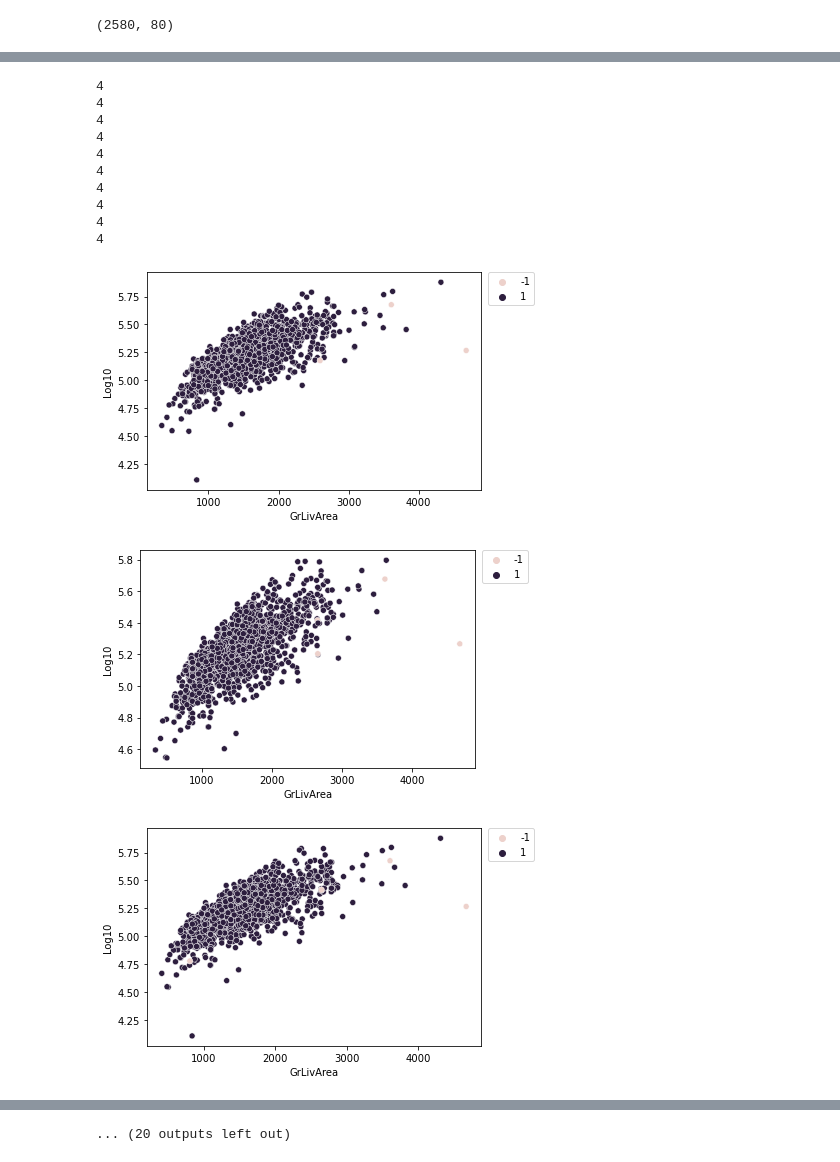
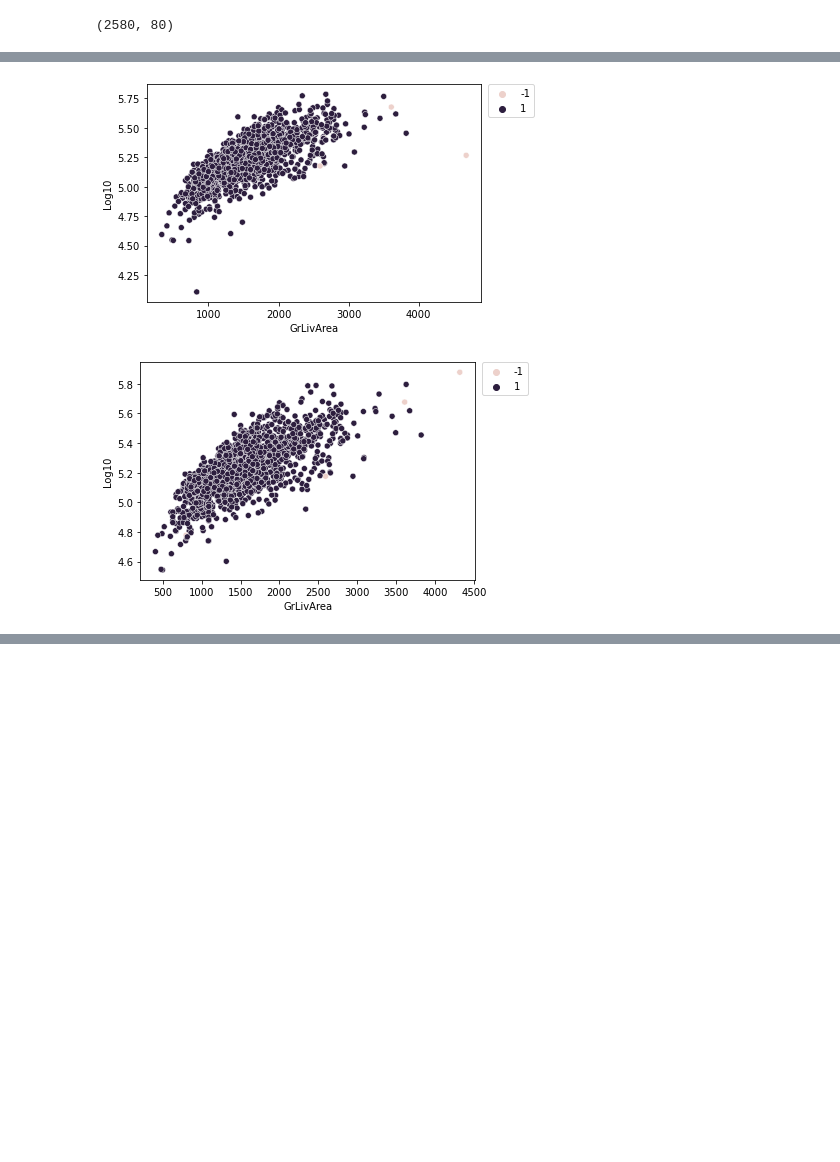
Before and after one commit to BPM1401/Go-Big-Or-Go-Home, a Jupyter notebook: Model Performance/Transformation + Isolation/IF_R_GB.ipynb, the cells around one changed output, grey strips where cells are left out. Drawn from its saved outputs; the diff is of its cells as text; code cells hidden in the pictures; blank space fills up the shorter version.

```diff
--- a/Model Performance/Transformation + Isolation/IF_R_GB.ipynb
+++ b/Model Performance/Transformation + Isolation/IF_R_GB.ipynb
@@ -91,7 +91,7 @@ GBM_R2 = []
 GBM_AR2 = []
 GBM_MAE = []
 
-for i in range(30):
+for i in range(2):
 
     X_train, X_test, Y_train, Y_test = train_test_split(X,y,test_size=0.25)
 
@@ -220,13 +200,2 @@ for i in range(30):
-4
-4
-4
-4
-4
-4
-4
-4
-4
-4
-[figure, old version]
+[figure, new version]
-[figure, old version]
+[figure, new version]
-[figure, removed]
@@ -240,4 +202,3 @@ for i in range(30):
-... (20 outputs left out)
 # %%
 Results = pd.DataFrame({'Ridge R2': Ridge_R2, 'GBM_R2': GBM_R2, 'GBM_AR2': GBM_AR2,
                         'GBM MAE':GBM_MAE})
```
Also changed, not shown: parts of 6 cells of this notebook, 3 other files.
